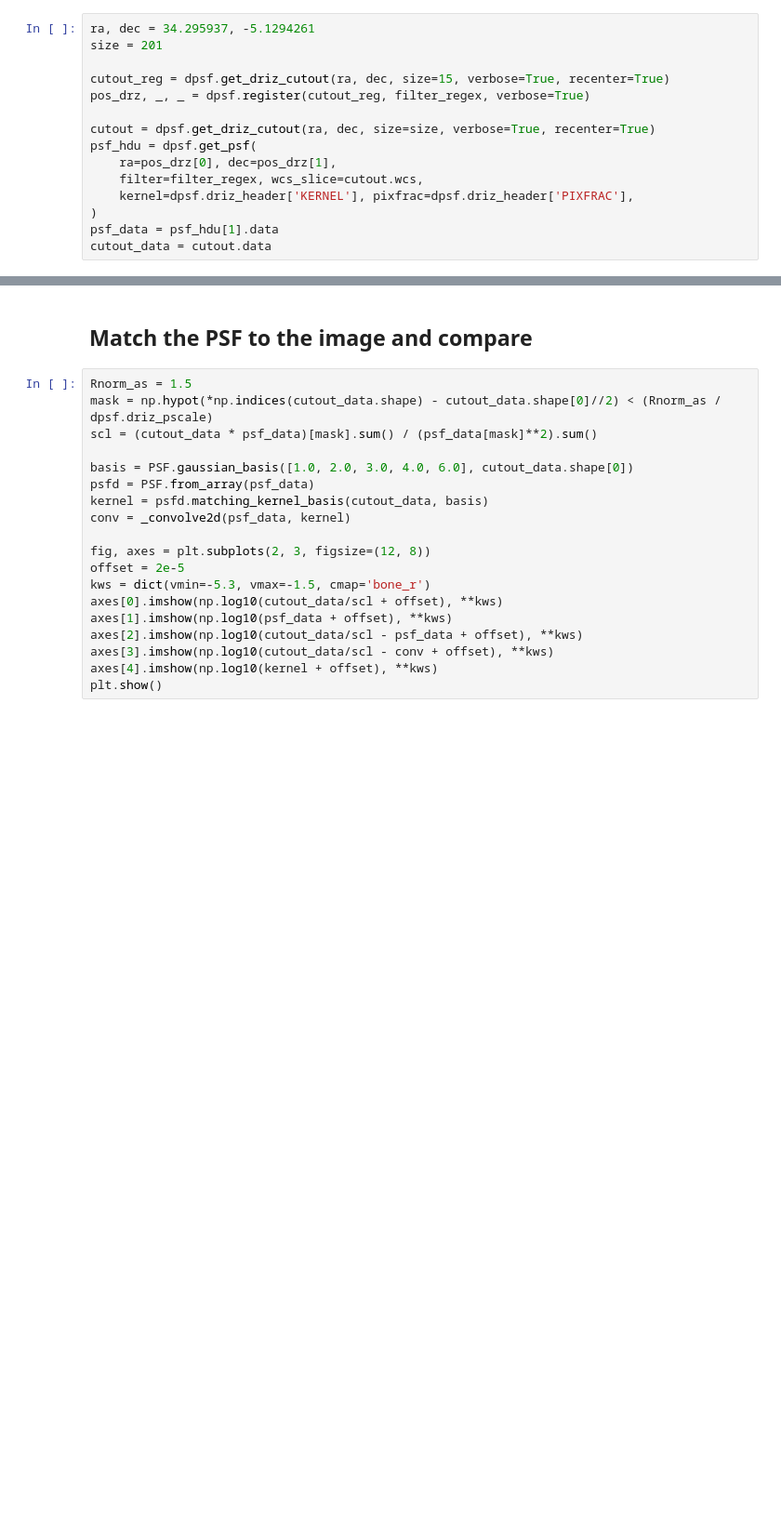
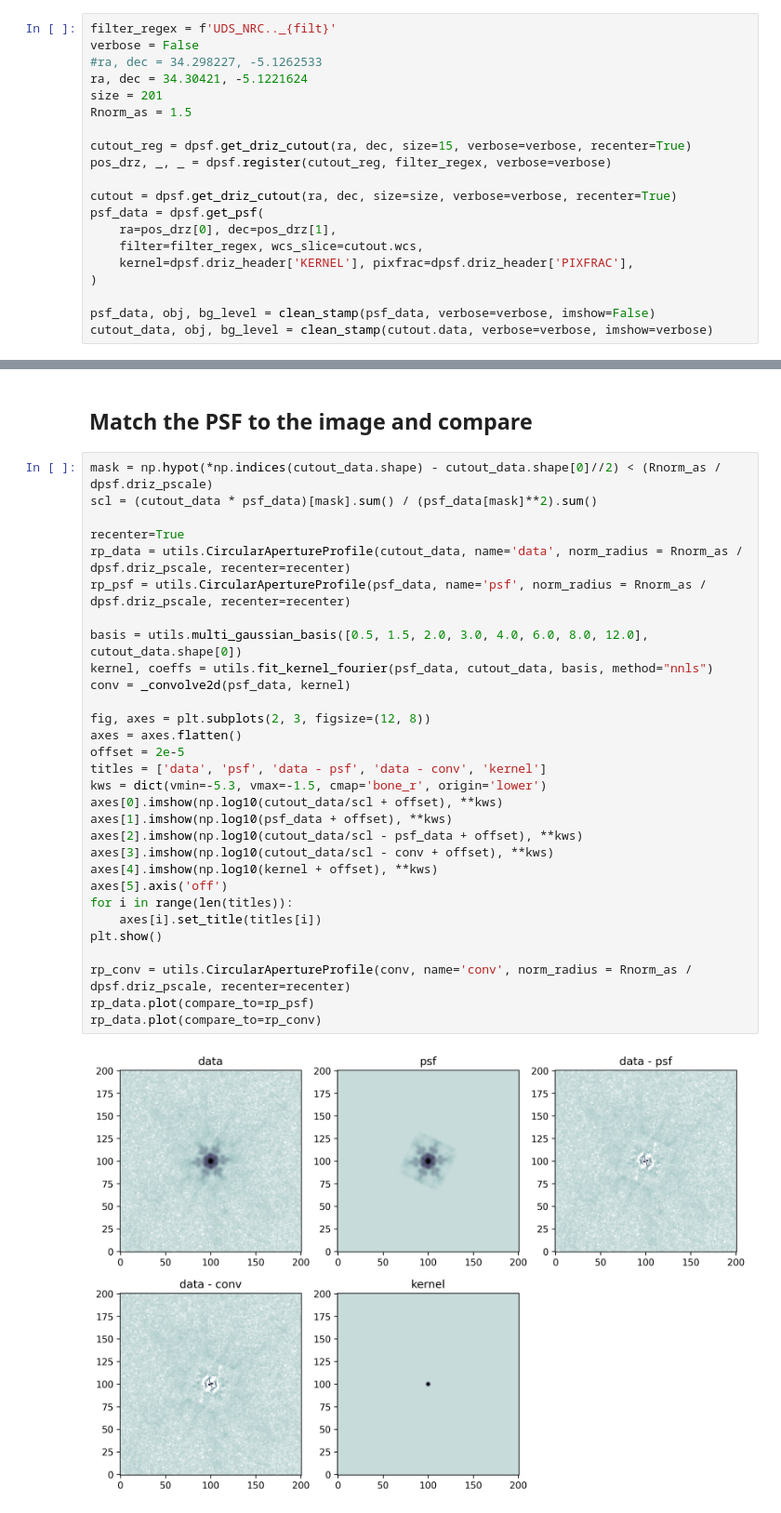
Before and after one commit to ivolabbe/mophongo, a Jupyter notebook: examples/generate_psf.ipynb, the cells around one changed output, grey strips where cells are left out. Shown at 93% size. Cells and saved outputs as stored; diff of their text form; blank space fills up the shorter version.

```diff
--- a/examples/generate_psf.ipynb
+++ b/examples/generate_psf.ipynb
@@ -30,17 +37,22 @@ dpsf.epsf_obj.load_jwst_stdpsf(local_dir=str(psf_dir), filter_pattern=filter_reg
 # %% [markdown]
 ## Extract a PSF at a chosen position
 # %%
-ra, dec = 34.295937, -5.1294261
+filter_regex = f'UDS_NRC.._{filt}'
+verbose = False
+#ra, dec = 34.298227, -5.1262533
+ra, dec = 34.30421, -5.1221624
 size = 201
+Rnorm_as = 1.5
 
-cutout_reg = dpsf.get_driz_cutout(ra, dec, size=15, verbose=True, recenter=True)
-pos_drz, _, _ = dpsf.register(cutout_reg, filter_regex, verbose=True)
+cutout_reg = dpsf.get_driz_cutout(ra, dec, size=15, verbose=verbose, recenter=True)
+pos_drz, _, _ = dpsf.register(cutout_reg, filter_regex, verbose=verbose)
 
-cutout = dpsf.get_driz_cutout(ra, dec, size=size, verbose=True, recenter=True)
-psf_hdu = dpsf.get_psf(
+cutout = dpsf.get_driz_cutout(ra, dec, size=size, verbose=verbose, recenter=True)
+psf_data = dpsf.get_psf(
     ra=pos_drz[0], dec=pos_drz[1],
     filter=filter_regex, wcs_slice=cutout.wcs,
     kernel=dpsf.driz_header['KERNEL'], pixfrac=dpsf.driz_header['PIXFRAC'],
 )
-psf_data = psf_hdu[1].data
-cutout_data = cutout.data
+
+psf_data, obj, bg_level = clean_stamp(psf_data, verbose=verbose, imshow=False)
+cutout_data, obj, bg_level = clean_stamp(cutout.data, verbose=verbose, imshow=verbose)
@@ -47,21 +70,34 @@ cutout_data = cutout.data
 # %% [markdown]
 ## Match the PSF to the image and compare
 # %%
-Rnorm_as = 1.5
 mask = np.hypot(*np.indices(cutout_data.shape) - cutout_data.shape[0]//2) < (Rnorm_as / dpsf.driz_pscale)
 scl = (cutout_data * psf_data)[mask].sum() / (psf_data[mask]**2).sum()
 
-basis = PSF.gaussian_basis([1.0, 2.0, 3.0, 4.0, 6.0], cutout_data.shape[0])
-psfd = PSF.from_array(psf_data)
-kernel = psfd.matching_kernel_basis(cutout_data, basis)
+recenter=True
+rp_data = utils.CircularApertureProfile(cutout_data, name='data', norm_radius = Rnorm_as / dpsf.driz_pscale, recenter=recenter)
+rp_psf = utils.CircularApertureProfile(psf_data, name='psf', norm_radius = Rnorm_as / dpsf.driz_pscale, recenter=recenter)
+
+basis = utils.multi_gaussian_basis([0.5, 1.5, 2.0, 3.0, 4.0, 6.0, 8.0, 12.0], cutout_data.shape[0])
+kernel, coeffs = utils.fit_kernel_fourier(psf_data, cutout_data, basis, method="nnls")
 conv = _convolve2d(psf_data, kernel)
 
 fig, axes = plt.subplots(2, 3, figsize=(12, 8))
+axes = axes.flatten()
 offset = 2e-5
-kws = dict(vmin=-5.3, vmax=-1.5, cmap='bone_r')
+titles = ['data', 'psf', 'data - psf', 'data - conv', 'kernel']
+kws = dict(vmin=-5.3, vmax=-1.5, cmap='bone_r', origin='lower')
 axes[0].imshow(np.log10(cutout_data/scl + offset), **kws)
 axes[1].imshow(np.log10(psf_data + offset), **kws)
 axes[2].imshow(np.log10(cutout_data/scl - psf_data + offset), **kws)
 axes[3].imshow(np.log10(cutout_data/scl - conv + offset), **kws)
 axes[4].imshow(np.log10(kernel + offset), **kws)
+axes[5].axis('off')
+for i in range(len(titles)):
+    axes[i].set_title(titles[i])
 plt.show()
+
+rp_conv = utils.CircularApertureProfile(conv, name='conv', norm_radius = Rnorm_as / dpsf.driz_pscale, recenter=recenter)
+rp_data.plot(compare_to=rp_psf)
+rp_data.plot(compare_to=rp_conv)
+# %% [output]
+[figure, added]
```
Also changed, not shown: parts of 16 cells of this notebook, 52 other files.
